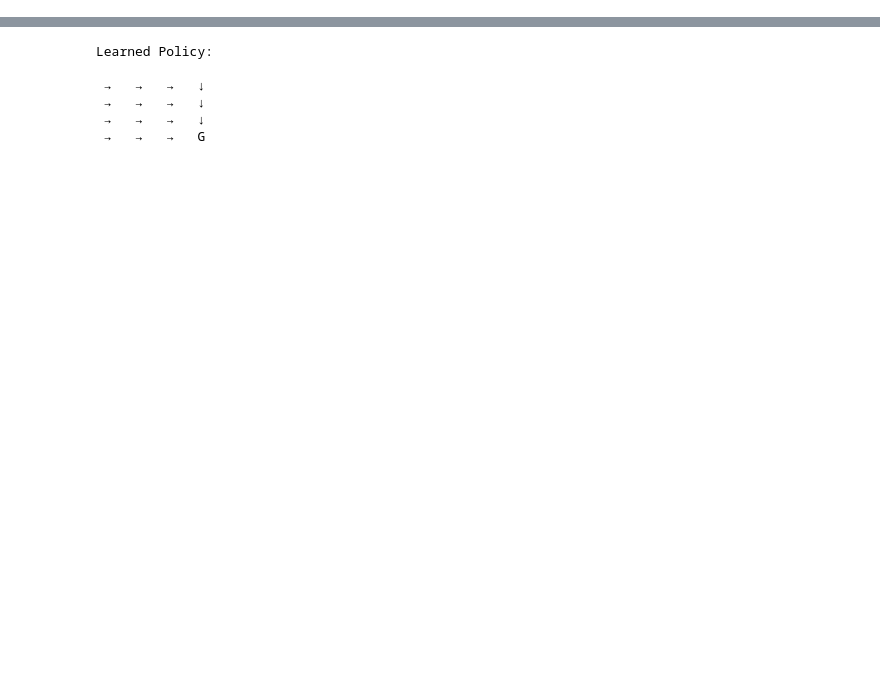
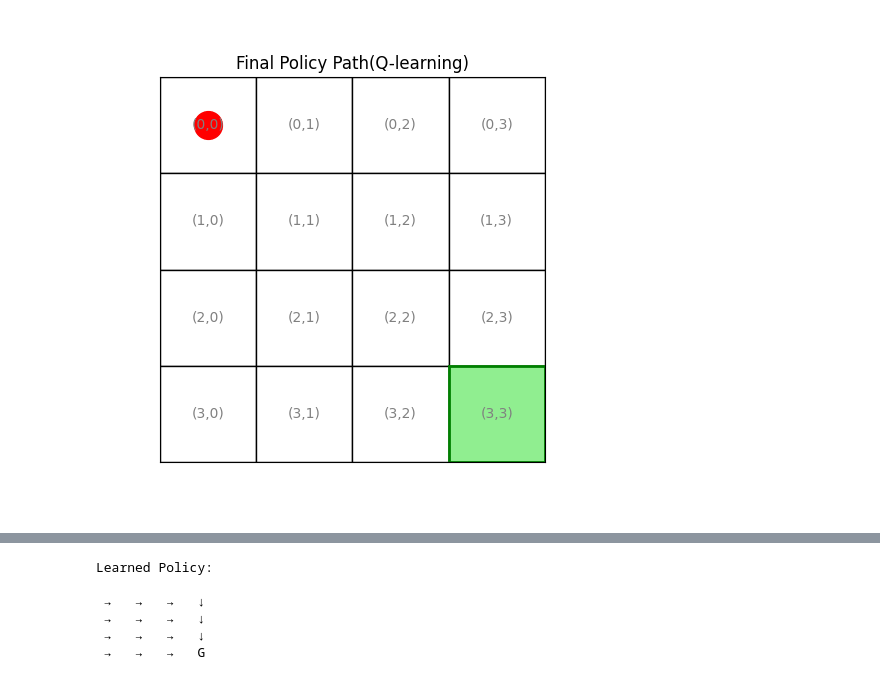
Before and after one commit to Menna0Ameen/Advanced-Neural-Network-Q-Learning-project-, a Jupyter notebook: Advanced_neuralnetwork2025.ipynb, the cells around one changed output, grey strips where cells are left out. Saved outputs shown, nothing was run; the diff lists cells and outputs as text; code cells hidden in the pictures; blank space fills up the shorter version.

```diff
--- a/Advanced_neuralnetwork2025.ipynb
+++ b/Advanced_neuralnetwork2025.ipynb
@@ -163,0 +201,6 @@ def animate_path(path):
+# %%
+anim.save("Policy_path.gif", writer="pillow")
+from IPython.display import Image
+Image(filename="Policy_path.gif")
+# %% [output]
+[figure, added]
```
Also changed, not shown: parts of 38 cells of this notebook.
